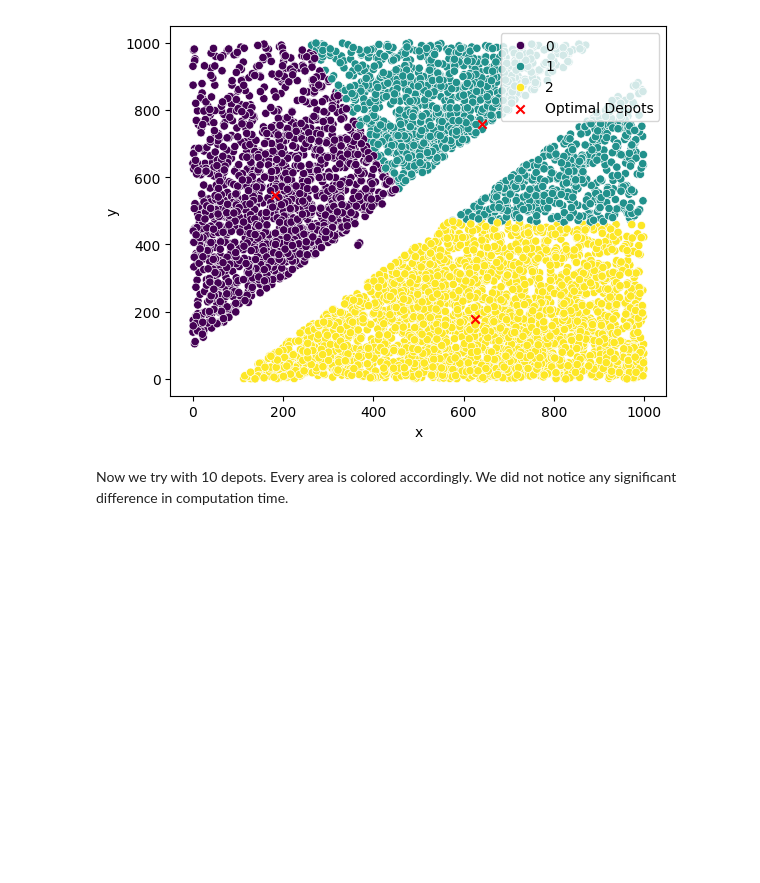
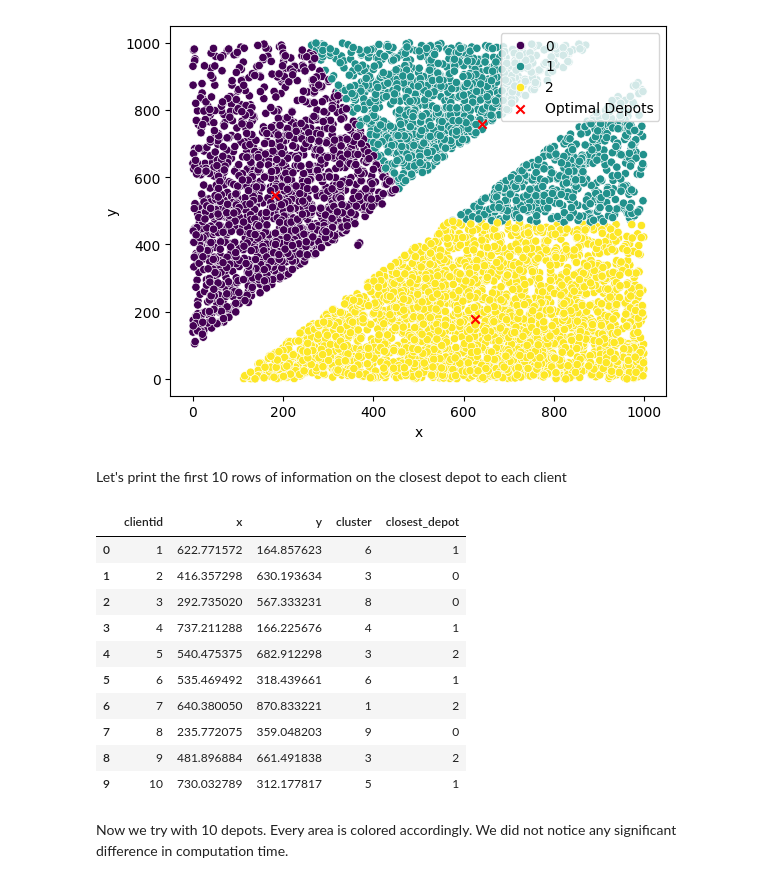
Before and after one commit to GeorgiiAf/machine_learning_assignments, a Jupyter notebook: assingnment5.ipynb, the cells around one changed output. Drawn from its saved outputs; the diff is of its cells as text; code cells hidden in the pictures; blank space fills up the shorter version.

Commit message:
closest_depot

```diff
--- a/assingnment5.ipynb
+++ b/assingnment5.ipynb
@@ -114,6 +114,26 @@ plt.legend()
 plt.show()
 # %% [output]
 [figure]
+# %% [markdown]
+Let's print the first 10 rows of information on the closest depot to each client
+# %%
+model = KMeans(n_clusters=3, random_state=42)
+
+df['closest_depot'] = model.fit_predict(df[['x', 'y']])
+
+df.head(10)
+# %% [output]
+|  | clientid | x | y | cluster | closest_depot |
+| 0 | 1 | 622.771572 | 164.857623 | 6 | 1 |
+| 1 | 2 | 416.357298 | 630.193634 | 3 | 0 |
+| 2 | 3 | 292.735020 | 567.333231 | 8 | 0 |
+| 3 | 4 | 737.211288 | 166.225676 | 4 | 1 |
+| 4 | 5 | 540.475375 | 682.912298 | 3 | 2 |
+| 5 | 6 | 535.469492 | 318.439661 | 6 | 1 |
+| 6 | 7 | 640.380050 | 870.833221 | 1 | 2 |
+| 7 | 8 | 235.772075 | 359.048203 | 9 | 0 |
+| 8 | 9 | 481.896884 | 661.491838 | 3 | 2 |
+| 9 | 10 | 730.032789 | 312.177817 | 5 | 1 |
 # %% [markdown]
 Now we try with 10 depots. Every area is colored accordingly. We did not notice any significant difference in computation time.
 # %%
```
